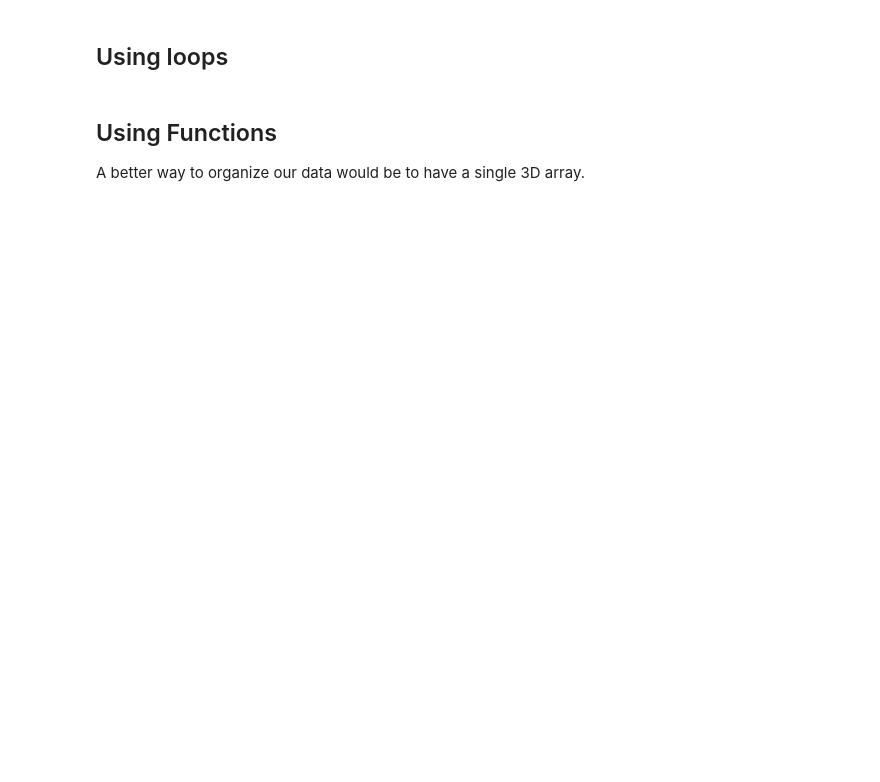
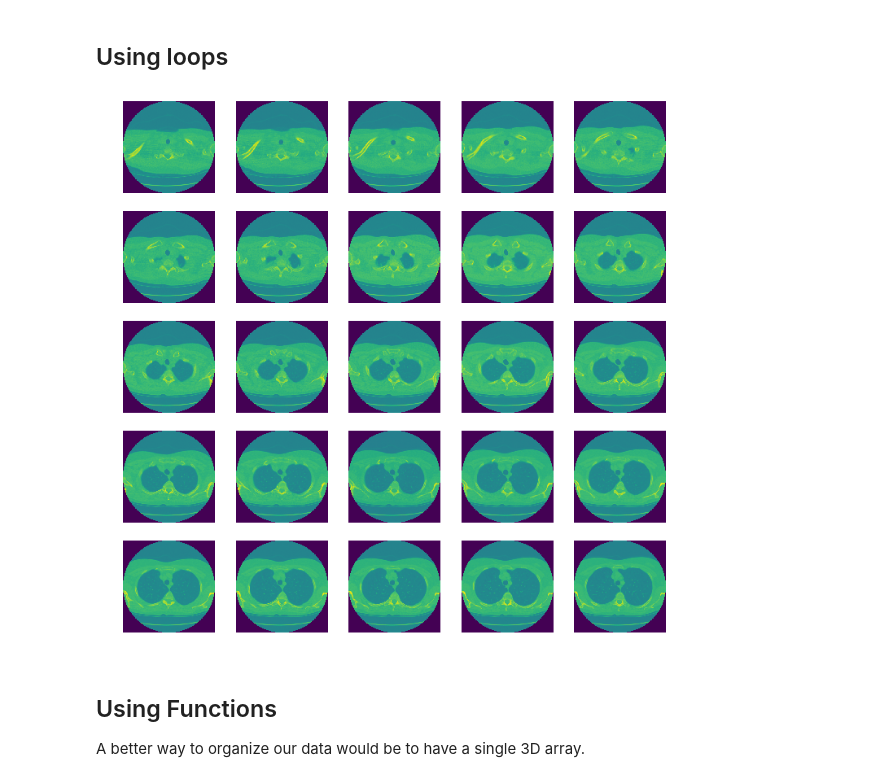
Before and after one commit to yidarvin/biomedin260, a Jupyter notebook: TAsessions/20170407.ipynb, the cells around one changed output. Saved outputs shown, nothing was run; the diff lists cells and outputs as text; code cells hidden in the pictures; blank space fills up the shorter version.

```diff
--- a/TAsessions/20170407.ipynb
+++ b/TAsessions/20170407.ipynb
@@ -188,3 +277,13 @@ plt.imshow(dict_dcms[3])
+# %%
+# let's read in a whole bunch of them.
+fig,ax = plt.subplots(5,5)
+for i in range(5):
+    for j in range(5):
+        img = dict_dcms[(i*5+j)+1]
+        ax[i,j].imshow(img)
+        ax[i,j].axis('off')
+# %% [output]
+[figure, added]
 # %% [markdown]
 ## Using Functions
 
```
Also changed, not shown: parts of 18 cells of this notebook.
